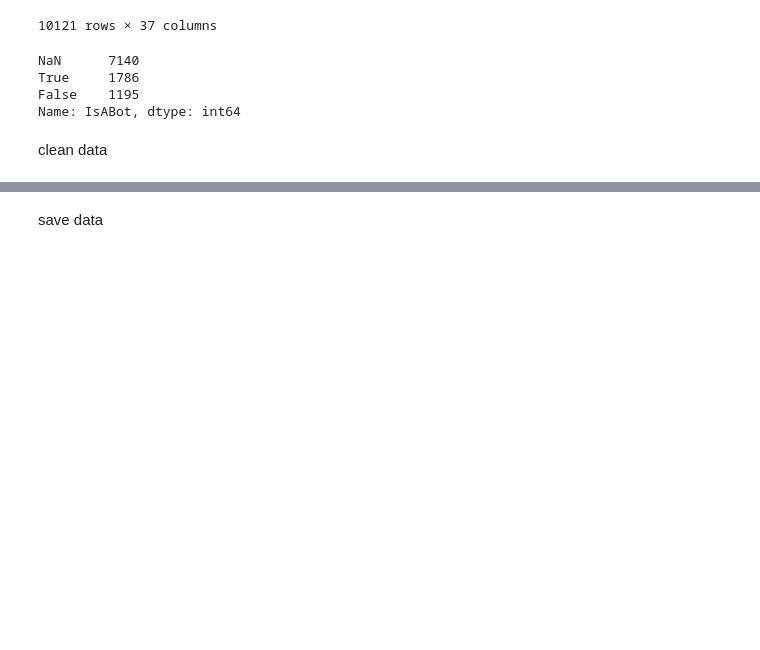
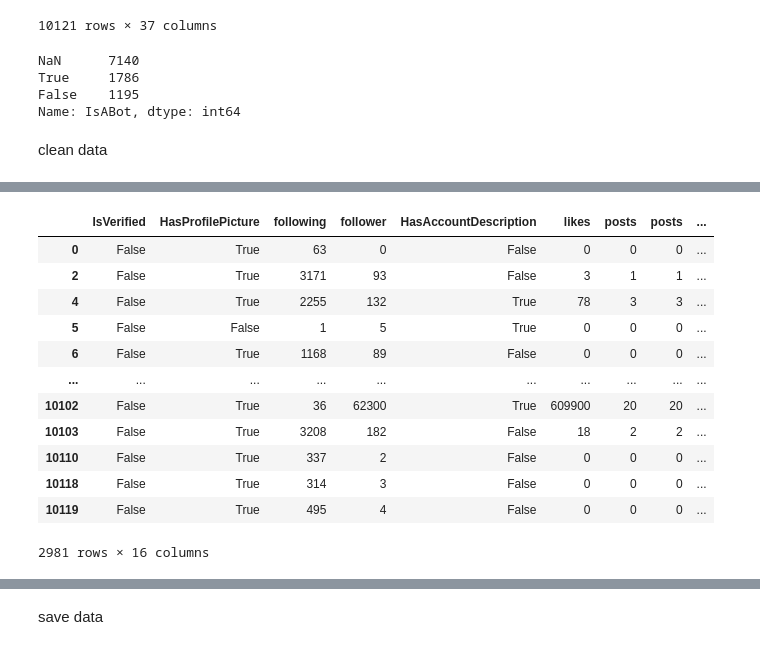
Before and after one commit to PFE2024/satt_ai, a Jupyter notebook: tiktok/cleandata.ipynb, the cells around one changed output, grey strips where cells are left out. Saved outputs shown, nothing was run; the diff lists cells and outputs as text; code cells hidden in the pictures; blank space fills up the shorter version.

Commit message:
clean tiktok data

```diff
--- a/tiktok/cleandata.ipynb
+++ b/tiktok/cleandata.ipynb
@@ -65,0 +74,30 @@ acounts
+# %%
+accounts=accounts.drop_duplicates(subset="Id",keep='first')
+# %%
+accounts['avg_videos_by_day_of_week']=0
+# %%
+def date(year):
+    try:
+        dt = datetime.datetime.strptime(str(year), '%Y-%m-%d')
+        return dt
+    except  Exception as e:
+
+        return 0
+
+for j,ac in accounts.iterrows():
+    monday_to_sunday = [0] * 7
+    v=videos[videos['AccountId']==ac['Id']]
+    v=pd.DataFrame(v)
+
+    if(len(v)>= 1):
+        for x,i in v.iterrows():
+
+            vi_time = date(i["DatumVideoUpload"])
+            monday_to_sunday[datetime.datetime.weekday(vi_time)] += 1
+        avg_videos_by_day_of_week = round(
+                sum(monday_to_sunday)/len(monday_to_sunday), 3)
+
+        accounts.loc[j, 'avg_videos_by_day_of_week'] = avg_videos_by_day_of_week
+
+    else:
+        pass
@@ -65,0 +106,18 @@ acounts
+# %%
+accounts=accounts.drop('Id', axis=1)
+# %%
+accounts
+# %% [output]
+|  | IsVerified | HasProfilePicture | following | follower | HasAccountDescription | likes | posts | posts | ... |
+| 0 | False | True | 63 | 0 | False | 0 | 0 | 0 | ... |
+| 2 | False | True | 3171 | 93 | False | 3 | 1 | 1 | ... |
+| 4 | False | True | 2255 | 132 | True | 78 | 3 | 3 | ... |
+| 5 | False | False | 1 | 5 | True | 0 | 0 | 0 | ... |
+| 6 | False | True | 1168 | 89 | False | 0 | 0 | 0 | ... |
+| ... | ... | ... | ... | ... | ... | ... | ... | ... | ... |
+| 10102 | False | True | 36 | 62300 | True | 609900 | 20 | 20 | ... |
+| 10103 | False | True | 3208 | 182 | False | 18 | 2 | 2 | ... |
+| 10110 | False | True | 337 | 2 | False | 0 | 0 | 0 | ... |
+| 10118 | False | True | 314 | 3 | False | 0 | 0 | 0 | ... |
+| 10119 | False | True | 495 | 4 | False | 0 | 0 | 0 | ... |
+2981 rows × 16 columns
```
Also changed, not shown: parts of 10 cells of this notebook, 2 other files.
